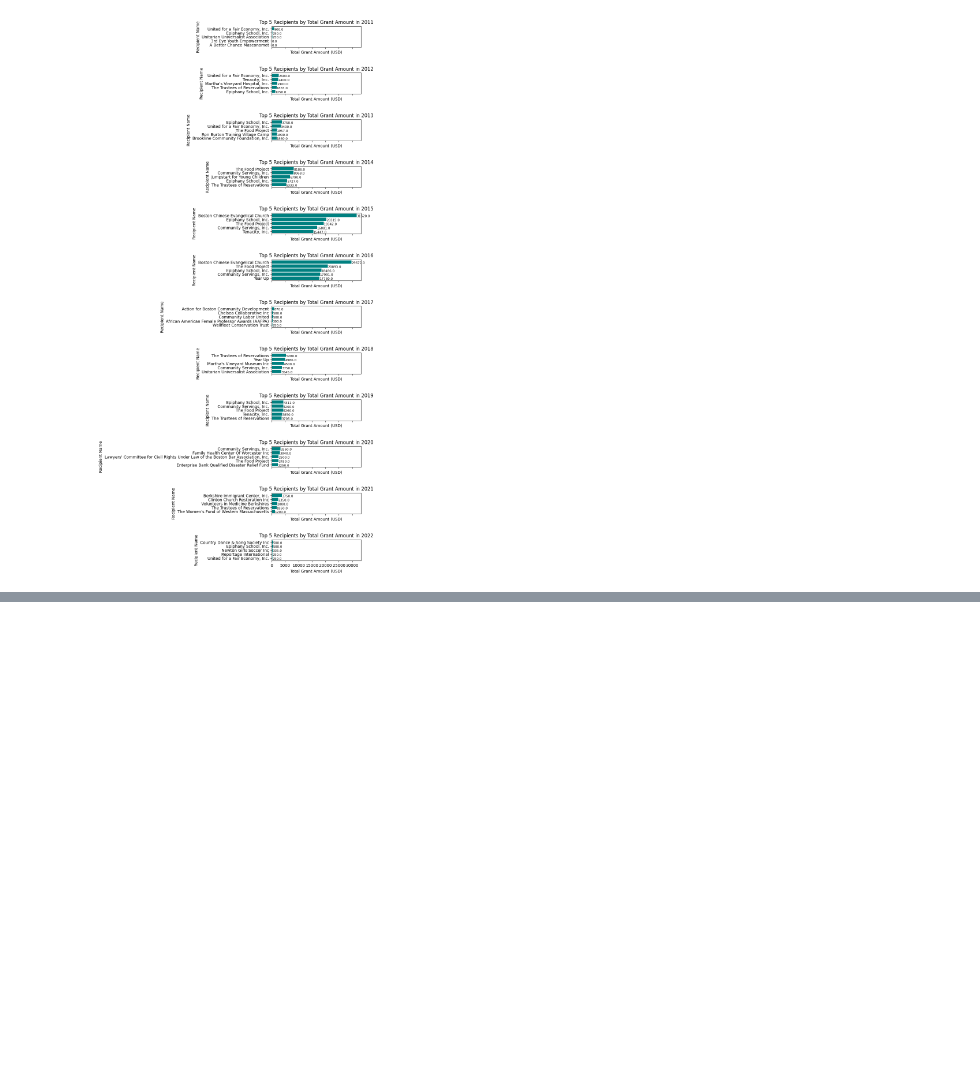
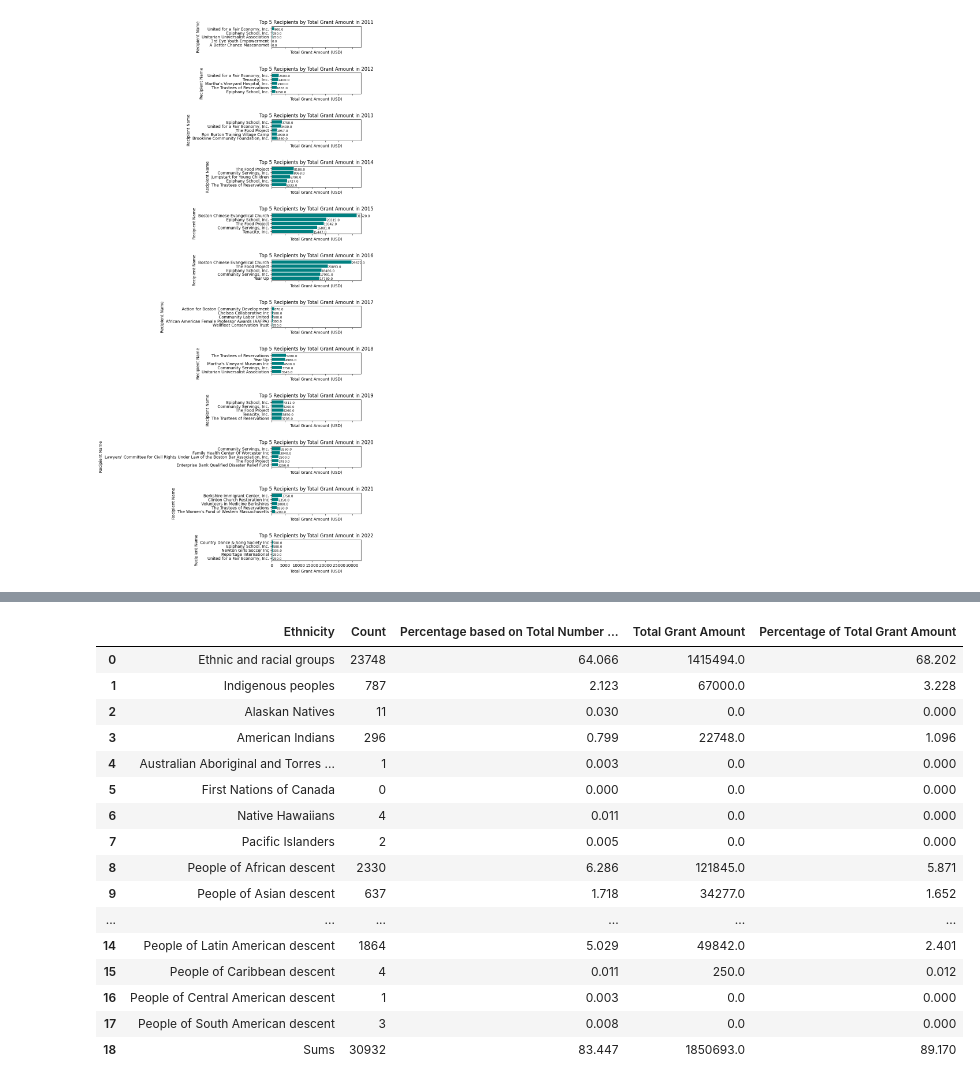
Before and after one commit to BU-Spark/ds-ncf-charitable-giving, a Jupyter notebook: su24-cleanup/EDA.ipynb, the cells around one changed output, grey strips where cells are left out. Saved outputs shown, nothing was run; the diff lists cells and outputs as text; code cells hidden in the pictures; blank space fills up the shorter version.

```diff
--- a/su24-cleanup/EDA.ipynb
+++ b/su24-cleanup/EDA.ipynb
@@ -362,0 +455,74 @@ plt.show()
+# %%
+ethnicity = ['Ethnic and racial groups',
+             'Indigenous peoples', 'Alaskan Natives', 'American Indians', 'Australian Aboriginal and Torres Strait Islander peoples', 'First Nations of Canada', 'Native Hawaiians', 'Pacific Islanders',
+             'People of African descent',
+             'People of Asian descent', 'People of Central Asian descent', 'People of East Asian descent', 'People of South Asian descent', 'People of Southeast Asian descent',
+             'People of Latin American descent', 'People of Caribbean descent', 'People of Central American descent', 'People of South American descent'
+]
+
+grant['Grant Total Amount'] = grant['Grant Total Amount'].replace('[\$,]', '', regex=True).astype(float)
+
+
+
+data_list = []
+sum_of_percent_total_row = 0
+# sum_of_percent_sum_of_count = 0
+sum_of_total_grant = grant['Grant Total Amount'].sum()
+grant_sum = 0
+grant_percent = 0
+
+for race in ethnicity:
+    # Filter the DataFrame for the current race
+    race_data = grant[grant['Grant Population Served'].str.contains(race, case=False, na=False)]
+    # Calculate the count of rows and sum of grant amounts
+    count = race_data.shape[0]
+    total_grant = race_data['Grant Total Amount'].sum()
+
+    # Calculate the percentage of the total number of rows and the sum of the count
+    percentage_total_row = (count / grant.shape[0]) * 100
+    percentage_sum_of_count = (count / sum_of_count) * 100
+    percentage_grant = (total_grant / sum_of_total_grant) * 100
+    sum_of_percent_total_row += percentage_total_row
+    # sum_of_percent_sum_of_count += percentage_sum_of_count
+    grant_sum += total_grant
+    grant_percent += percentage_grant
+
+
+
+    # Append the result as a dictionary to the data_list
+    data_list.append({'Ethnicity': race,
+                      'Count': count,
+                      'Percentage based on Total Number of Rows': percentage_total_row,
+                    #   'Percentage based on Sum of Count': percentage_sum_of_count,
+                      'Total Grant Amount': total_grant,
+                      'Percentage of Total Grant Amount': percentage_grant})
+data_list.append({'Ethnicity': 'Sums',
+                  'Count': sum_of_count,
+                  'Percentage based on Total Number of Rows': sum_of_percent_total_row,
+                #   'Percentage based on Sum of Count': sum_of_percent_sum_of_count,
+                  'Total Grant Amount': grant_sum,
+                  'Percentage of Total Grant Amount': grant_percent})
+
+
+ethnicity_counts = pd.DataFrame(data_list).round(3)
+ethnicity_counts
+
+# ethnicity_counts.to_csv('Ethnicity_and_grants.csv', index=False)
+# %% [output]
+|  | Ethnicity | Count | Percentage based on Total Number ... | Total Grant Amount | Percentage of Total Grant Amount |
+| 0 | Ethnic and racial groups | 23748 | 64.066 | 1415494.0 | 68.202 |
+| 1 | Indigenous peoples | 787 | 2.123 | 67000.0 | 3.228 |
+| 2 | Alaskan Natives | 11 | 0.030 | 0.0 | 0.000 |
+| 3 | American Indians | 296 | 0.799 | 22748.0 | 1.096 |
+| 4 | Australian Aboriginal and Torres ... | 1 | 0.003 | 0.0 | 0.000 |
+| 5 | First Nations of Canada | 0 | 0.000 | 0.0 | 0.000 |
+| 6 | Native Hawaiians | 4 | 0.011 | 0.0 | 0.000 |
+| 7 | Pacific Islanders | 2 | 0.005 | 0.0 | 0.000 |
+| 8 | People of African descent | 2330 | 6.286 | 121845.0 | 5.871 |
+| 9 | People of Asian descent | 637 | 1.718 | 34277.0 | 1.652 |
+| ... | ... | ... | ... | ... | ... |
+| 14 | People of Latin American descent | 1864 | 5.029 | 49842.0 | 2.401 |
+| 15 | People of Caribbean descent | 4 | 0.011 | 250.0 | 0.012 |
+| 16 | People of Central American descent | 1 | 0.003 | 0.0 | 0.000 |
+| 17 | People of South American descent | 3 | 0.008 | 0.0 | 0.000 |
+| 18 | Sums | 30932 | 83.447 | 1850693.0 | 89.170 |
```
Also changed, not shown: parts of 10 cells of this notebook, 9 other files.
